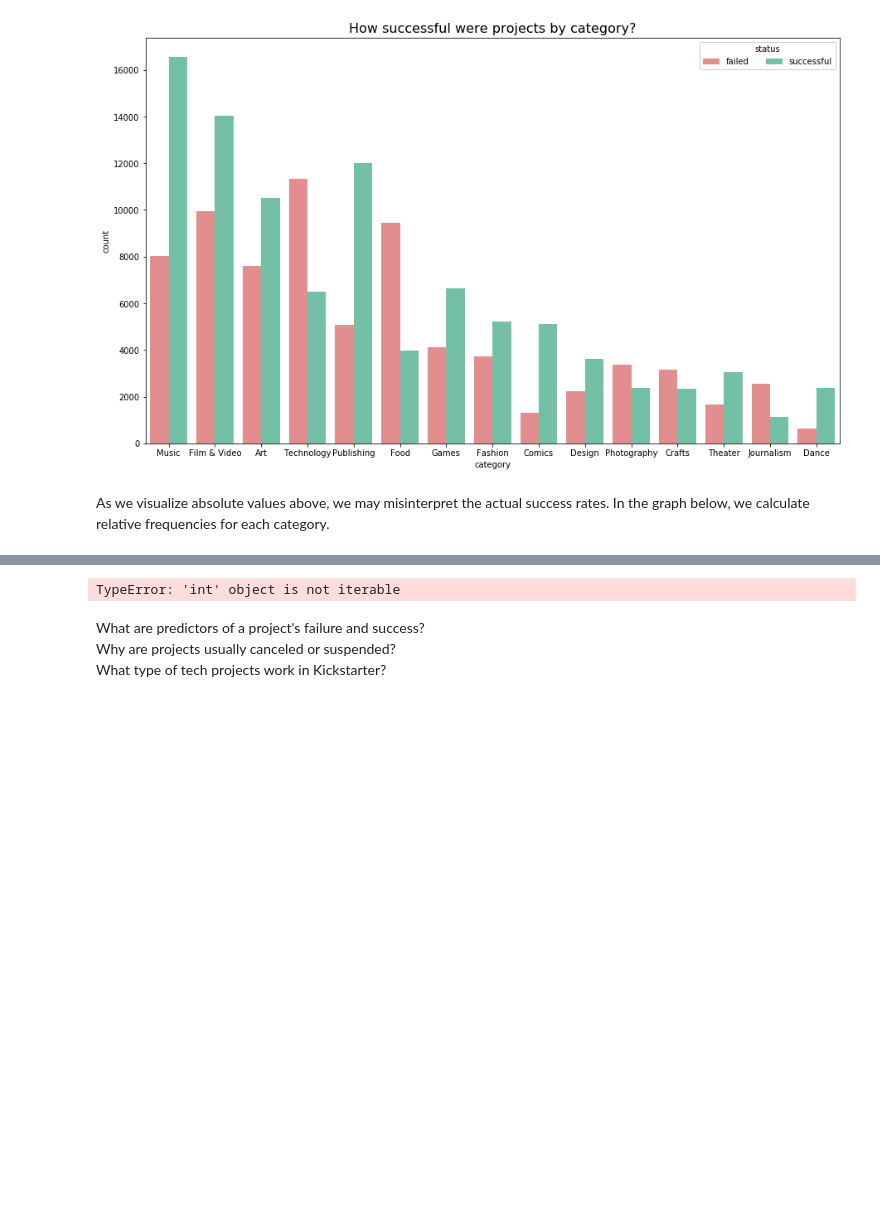
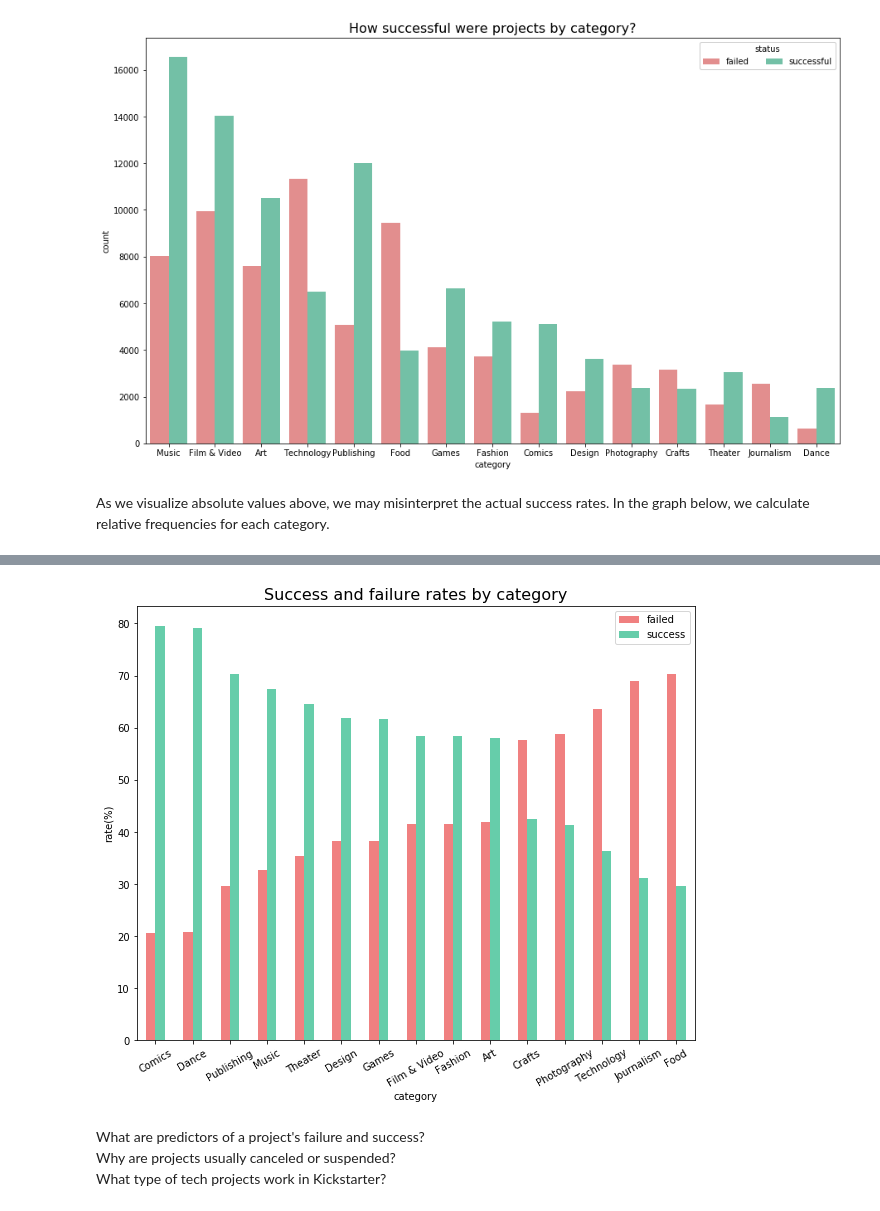
Before and after one commit to faymarie/crowdfunding-analysis, a Jupyter notebook: crowdfunding-visual-analysis.ipynb, the cells around one changed output, grey strips where cells are left out. Drawn from its saved outputs; the diff is of its cells as text; code cells hidden in the pictures; blank space fills up the shorter version.

Commit message:
feat: Visualize success and failure rates by category

```diff
--- a/crowdfunding-visual-analysis.ipynb
+++ b/crowdfunding-visual-analysis.ipynb
@@ -363,47 +360,34 @@ As we visualize absolute values above, we may misinterpret the actual success ra
-# %%
-
-
-# find out what project categories are success predictors
-#plt.figure(figsize=[15,9])
-# for cat in pop_cat:
-#     poplen(ks_compl.query('(category == @cat) & (status == "success")'))
-pop_cats = ks_compl.category.value_counts().index
-cat_counts = ks_compl.category.value_counts()
-
-def calc_rate(category, status):
-    cat_df = ks_compl.query('(category == @category)')
-    cat_len = len(cat_df)
-    cat_len = len(cat_counts[category])
-    cat_status_len = len(cat_df.query('(category == @status)'))
-    return (cat_status_len / cat_len) * 100
-
-cat_success = [ cat_counts for cat in )]
-# cat_failed = [len(ks_compl.query('(category == @cat) & (status == "failed")')) for cat in pop_cat]
-cat_success
-# ks_compl.plot(x=pop_cat, y=[cat_success, cat_failed], kind="bar")
-
-
-# max_count = ks_compl.category.value_counts().max()
-# max_prop = max_count / n_compl_projects
-
-# # generate tick mark locations and names
-# # start by 0, max_prop is the highest possible proportion, 0.05 is the steps
-# tick_props = np.arange(0, max_prop, 0.05)
-# tick_names = ['{:0.2f}'.format(v) for v in tick_props]
-
-# # clustered bar chart qualitative vs qualitative
-# # seaborn countplot
-# ax = sns.countplot(data = ks_compl, x = 'category', hue = 'status', color = sns.set_palette(cust_color), order=ks_compl.category.value_counts().index)
-
-# # reset legend to avoid overlap
-# ax.legend(loc = 'upper right', ncol = 3, framealpha = 1, title = 'status')
-
-# plt.yticks(tick_props * n_compl_projects, tick_names)
-# plt.ylabel('Success and Failure Rates')
-# # style
-# plt.title("How successful were projects by category?", fontsize=16);
-# %% [output]
-TypeError: 'int' object is not iterable
+# %%
+
+pop_cats = ks_compl.category.value_counts().index
+cat_counts = ks_compl.category.value_counts()
+
+# calculate success and failure rates
+def calc_rate(category, status):
+    cat_df = ks_compl[ks_compl.category == category]
+    cat_len = len(cat_df)
+    cat_status_len = len(cat_df[cat_df.status == status])
+    return (cat_status_len / cat_len) * 100
+
+cat_success = [calc_rate(cat,"successful") for cat in pop_cats]
+cat_failed = [calc_rate(cat,"failed") for cat in pop_cats]
+
+# create a new dataframe based success and failure rates
+df = pd.DataFrame({'failed': cat_failed, 'success': cat_success,}, index=pop_cats)
+
+# order by success rates
+df.sort_values(by=['success'], ascending=False, inplace=True)
+
+# plot
+ax = df.plot.bar(rot=30, figsize=(10,8));
+
+# annotate
+plt.title("Success and failure rates by category", fontsize=16);
+plt.ylabel("rate(%)")
+plt.xlabel("category")
+plt.show()
+# %% [output]
+[figure, added]
 # %% [markdown]
 What are predictors of a project's failure and success?
 Why are projects usually canceled or suspended?
```
Also changed, not shown: parts of 1 cell of this notebook.
